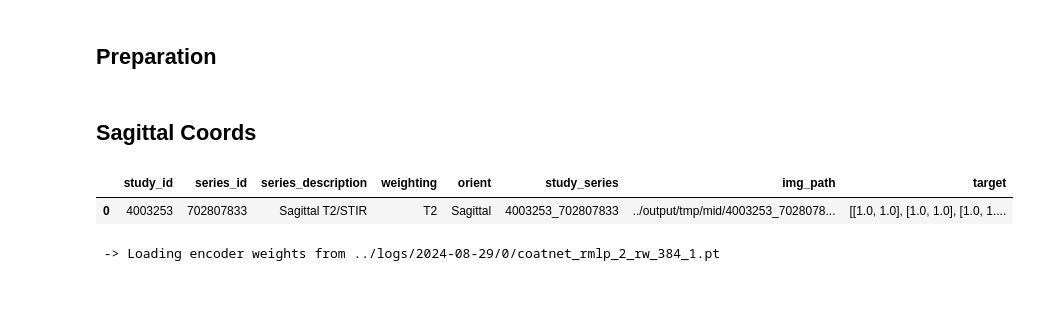
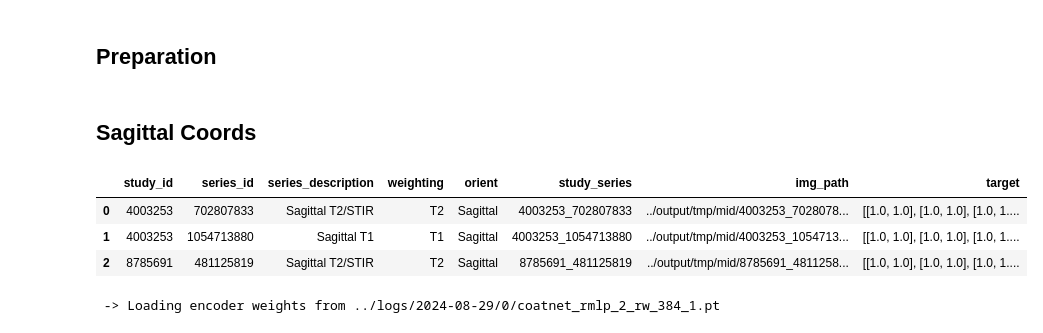
Before and after one commit to TheoViel/kaggle_rsna_lumbar_spine, a Jupyter notebook: notebooks/Inference.ipynb, the cells around one changed output. Saved outputs shown, nothing was run; the diff lists cells and outputs as text; code cells hidden in the pictures; blank space fills up the shorter version.

```diff
--- a/notebooks/Inference.ipynb
+++ b/notebooks/Inference.ipynb
@@ -109,13 +110,18 @@ if DEBUG:
     else:
         DATA_PATH = DEBUG_DATA_DIR + "debug_images/"
         df_meta = df_meta.head(3)
+
+        df_meta_ = df_meta.copy()
+        df_meta_['study_id'] += 1
+        df_meta_ = df_meta_[df_meta_['orient'] == "Axial"]
+        df_meta = pd.concat([df_meta, df_meta_], ignore_index=True)
+        df_meta["study_series"] = df_meta["study_id"].astype(str) + "_" + df_meta["series_id"].astype(str)
 # %%
 BATCH_SIZE = 32
 BATCH_SIZE_2 = 512
 USE_FP16 = True
 
-NUM_WORKERS = 2
-N_JOBS = 16
+NUM_WORKERS = os.cpu_count()
 
 FOLD = 1 if DEBUG else "fullfit_0"
 PLOT = DEBUG and not EVAL
@@ -172,14 +188,14 @@ df_meta.head(5)
 # %% [markdown]
 ## Preparation
 # %%
-_ = Parallel(n_jobs=N_JOBS)(
+_ = Parallel(n_jobs=NUM_WORKERS)(
     delayed(process_and_save)(
         df_meta['study_id'][i],
         df_meta['series_id'][i],
         df_meta['orient'][i],
         DATA_PATH,
         save_folder=SAVE_FOLDER,
-        save_meta=True,
+        save_meta=False,
         save_middle_frame=True,
     ) for i in tqdm(range(len(df_meta)))
 )
@@ -214,14 +230,16 @@ if DEBUG and not EVAL:
 # %%
 df_sag = df_meta[df_meta["orient"] == "Sagittal"].reset_index(drop=True)
 df_sag = df_sag[df_sag.columns[:6]]
 
 df_sag['img_path'] = SAVE_FOLDER + "mid/" + df_sag["study_series"] + ".png"
 df_sag['target'] = [np.ones((5, 2)) for _ in range(len(df_sag))]
 
-df_sag.head(1)
+df_sag.head(3)
 # %% [output]
 |  | study_id | series_id | series_description | weighting | orient | study_series | img_path | target |
 | 0 | 4003253 | 702807833 | Sagittal T2/STIR | T2 | Sagittal | 4003253_702807833 | ../output/tmp/mid/4003253_7028078... | [[1.0, 1.0], [1.0, 1.0], [1.0, 1.... |
+| 1 | 4003253 | 1054713880 | Sagittal T1 | T1 | Sagittal | 4003253_1054713880 | ../output/tmp/mid/4003253_1054713... | [[1.0, 1.0], [1.0, 1.0], [1.0, 1.... |
+| 2 | 8785691 | 481125819 | Sagittal T2/STIR | T2 | Sagittal | 8785691_481125819 | ../output/tmp/mid/8785691_4811258... | [[1.0, 1.0], [1.0, 1.0], [1.0, 1.... |
 # %%
 config_sag = Config(json.load(open(COORDS_FOLDERS['sag'][0] + "config.json", "r")))
 
```
Also changed, not shown: parts of 15 cells of this notebook, 5 other files.
